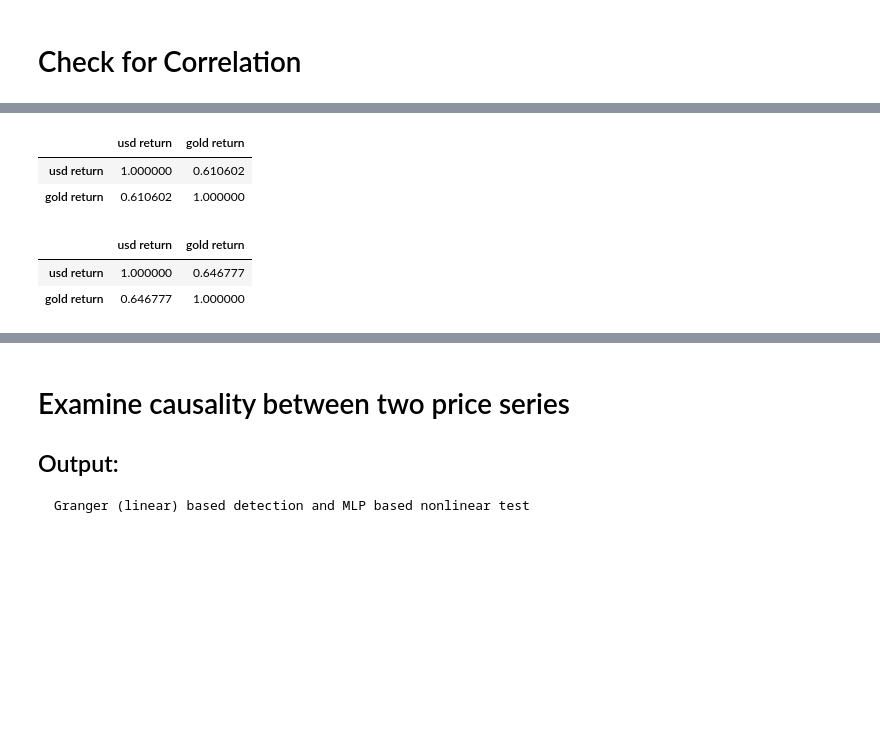
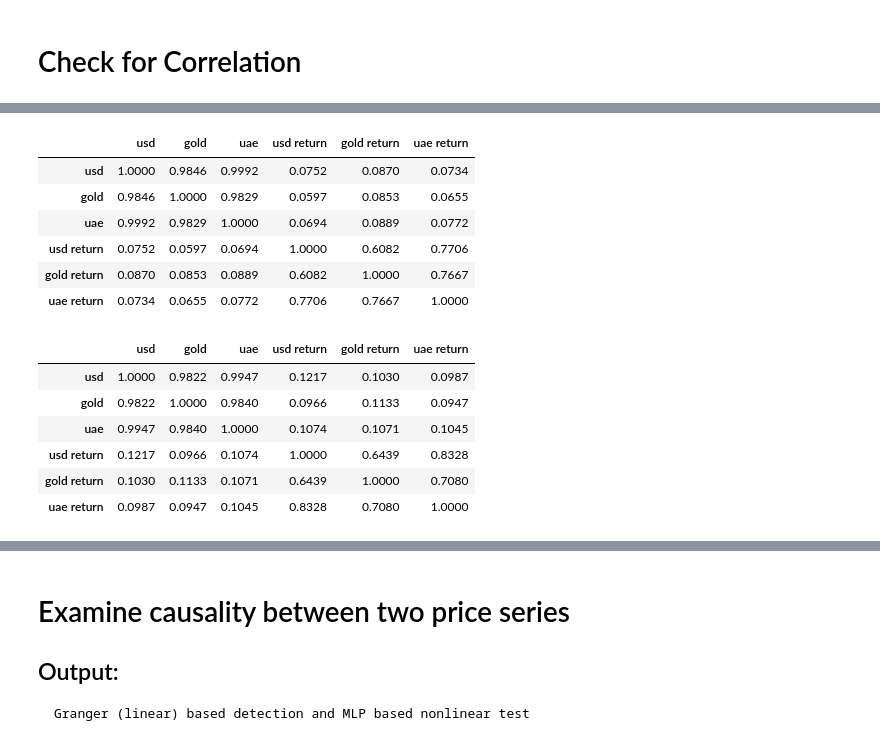
Before and after one commit to amirhu37/just-cause, a Jupyter notebook: just cause/just-cause.ipynb, the cells around one changed output, grey strips where cells are left out. Cells and saved outputs as stored; diff of their text form; code cells hidden in the pictures; blank space fills up the shorter version.

```diff
--- a/just cause/just-cause.ipynb
+++ b/just cause/just-cause.ipynb
@@ -200,0 +114,14 @@ df.dropna(inplace=True)
+# %%
+def feature_extracion(dfs : list[DataFrame], new_df_col_name: list[str]):
+    assert len(dfs) == len(new_df_col_name), f"there should be enough name for dataframes, # dataframes are {len(dfs)}, there are {len(new_df_col_name)} names!"
+    # draf = pd.DataFrame(index = dfs[0].index)
+    for name, data in zip(new_df_col_name, dfs):
+        data[name] = data['Close']
+
+    df = pd.concat(dfs, axis=1)
+    # print(df)
+    return df [new_df_col_name]
+# %%
+df = feature_extracion([usd, gold, uae], ['usd', "gold", "uae"])
+
+df.head()
@@ -201,7 +164,11 @@ df.dropna(inplace=True)
 # %% [markdown]
 # Check for Correlation
+# %%
+def add_return(df: DataFrame):
+    for col in df.columns:
+        df[f'{col} return'] = df[col].pct_change()
+    df.dropna(inplace=True)
+    return df
 # %%
-# Compute returns
-df['usd return'] = df['usd_price'].pct_change()
-df['gold return'] = df['gold_price'].pct_change()
-df.dropna(inplace=True)
+df = add_return(df)
+df
@@ -225,15 +190,23 @@ df
 # %%
-df[['usd return','gold return']].corr(method="pearson")
+df.corr(method="pearson")
 # %% [output]
-|  | usd return | gold return |
-| usd return | 1.000000 | 0.610602 |
-| gold return | 0.610602 | 1.000000 |
+|  | usd | gold | uae | usd return | gold return | uae return |
+| usd | 1.0000 | 0.9846 | 0.9992 | 0.0752 | 0.0870 | 0.0734 |
+| gold | 0.9846 | 1.0000 | 0.9829 | 0.0597 | 0.0853 | 0.0655 |
+| uae | 0.9992 | 0.9829 | 1.0000 | 0.0694 | 0.0889 | 0.0772 |
+| usd return | 0.0752 | 0.0597 | 0.0694 | 1.0000 | 0.6082 | 0.7706 |
+| gold return | 0.0870 | 0.0853 | 0.0889 | 0.6082 | 1.0000 | 0.7667 |
+| uae return | 0.0734 | 0.0655 | 0.0772 | 0.7706 | 0.7667 | 1.0000 |
 # %%
-df[['usd return','gold return']].corr(method="spearman")
+df.corr(method="spearman")
 # %% [output]
-|  | usd return | gold return |
-| usd return | 1.000000 | 0.646777 |
-| gold return | 0.646777 | 1.000000 |
+|  | usd | gold | uae | usd return | gold return | uae return |
+| usd | 1.0000 | 0.9822 | 0.9947 | 0.1217 | 0.1030 | 0.0987 |
+| gold | 0.9822 | 1.0000 | 0.9840 | 0.0966 | 0.1133 | 0.0947 |
+| uae | 0.9947 | 0.9840 | 1.0000 | 0.1074 | 0.1071 | 0.1045 |
+| usd return | 0.1217 | 0.0966 | 0.1074 | 1.0000 | 0.6439 | 0.8328 |
+| gold return | 0.1030 | 0.1133 | 0.1071 | 0.6439 | 1.0000 | 0.7080 |
+| uae return | 0.0987 | 0.0947 | 0.1045 | 0.8328 | 0.7080 | 1.0000 |
 # %%
 df.info()
 # %% [output]
```
Also changed, not shown: parts of 30 cells of this notebook, 1 other file.
